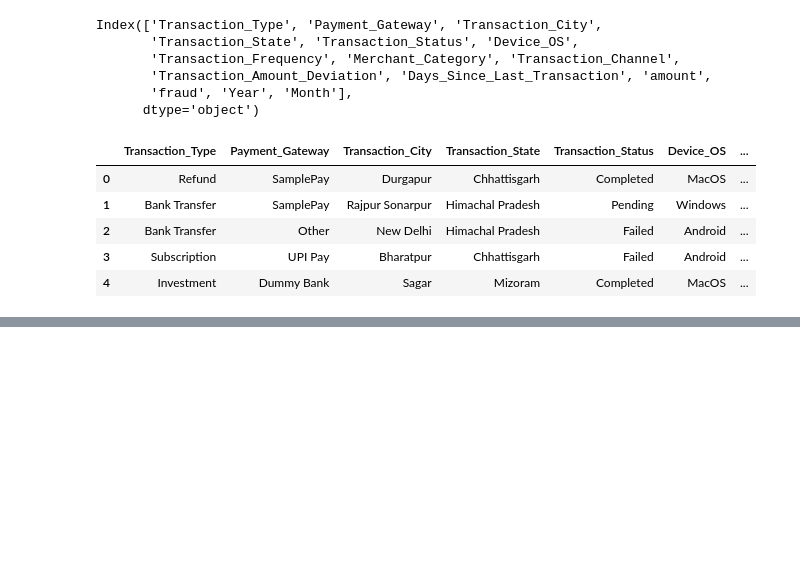
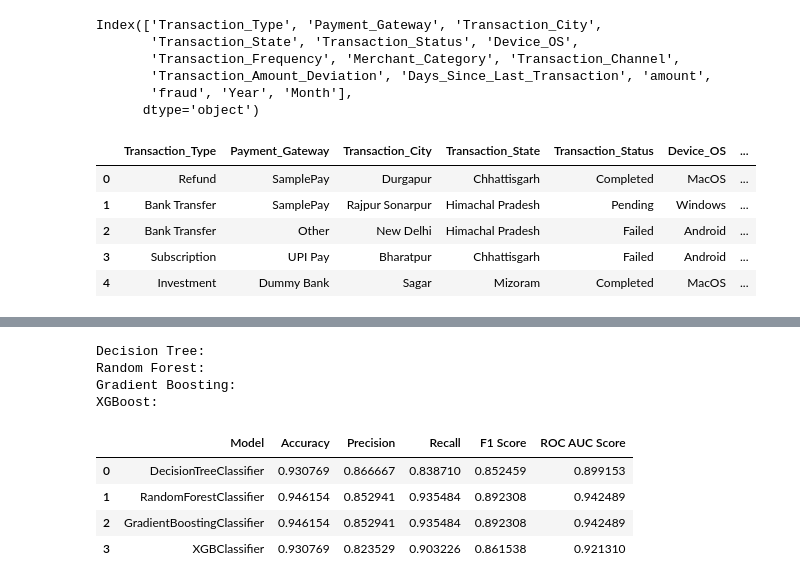
Before and after one commit to TimeTraveller09/Fraud_Detection, a Jupyter notebook: EDA.ipynb, the cells around one changed output, grey strips where cells are left out. Saved outputs shown, nothing was run; the diff lists cells and outputs as text; code cells hidden in the pictures; blank space fills up the shorter version.

```diff
--- a/EDA.ipynb
+++ b/EDA.ipynb
@@ -456,0 +634,56 @@ fig.show()
+# %%
+from sklearn.metrics import accuracy_score, precision_score, recall_score, f1_score, roc_auc_score
+from sklearn.tree import DecisionTreeClassifier
+from sklearn.ensemble import RandomForestClassifier, GradientBoostingClassifier
+from xgboost import XGBClassifier
+
+
+
+def evaluate_model(model, X_test, y_test):
+    y_pred = model.predict(X_test)
+
+    # Compute metrics
+    accuracy = accuracy_score(y_test, y_pred)
+    precision = precision_score(y_test, y_pred)
+    recall = recall_score(y_test, y_pred)
+    f1 = f1_score(y_test, y_pred)
+    roc_auc = roc_auc_score(y_test, y_pred)
+
+    return {
+        'Model': type(model).__name__,
+        'Accuracy': accuracy,
+        'Precision': precision,
+        'Recall': recall,
+        'F1 Score': f1,
+        'ROC AUC Score': roc_auc
+    }
+
+models = {
+    'Decision Tree': DecisionTreeClassifier(),
+    'Random Forest': RandomForestClassifier(),
+    'Gradient Boosting': GradientBoostingClassifier(),
+    'XGBoost': XGBClassifier(),
+}
+
+results = []
+
+for model_name, model in models.items():
+    print(model_name + ":")
+    model.fit(X_train, y_train)
+    metrics = evaluate_model(model, X_test, y_test)
+    results.append(metrics)
+
+
+df_results = pd.DataFrame(results)
+
+df_results
+# %% [output]
+Decision Tree:
+Random Forest:
+Gradient Boosting:
+XGBoost:
+|  | Model | Accuracy | Precision | Recall | F1 Score | ROC AUC Score |
+| 0 | DecisionTreeClassifier | 0.930769 | 0.866667 | 0.838710 | 0.852459 | 0.899153 |
+| 1 | RandomForestClassifier | 0.946154 | 0.852941 | 0.935484 | 0.892308 | 0.942489 |
+| 2 | GradientBoostingClassifier | 0.946154 | 0.852941 | 0.935484 | 0.892308 | 0.942489 |
+| 3 | XGBClassifier | 0.930769 | 0.823529 | 0.903226 | 0.861538 | 0.921310 |
```
Also changed, not shown: parts of 27 cells of this notebook.
